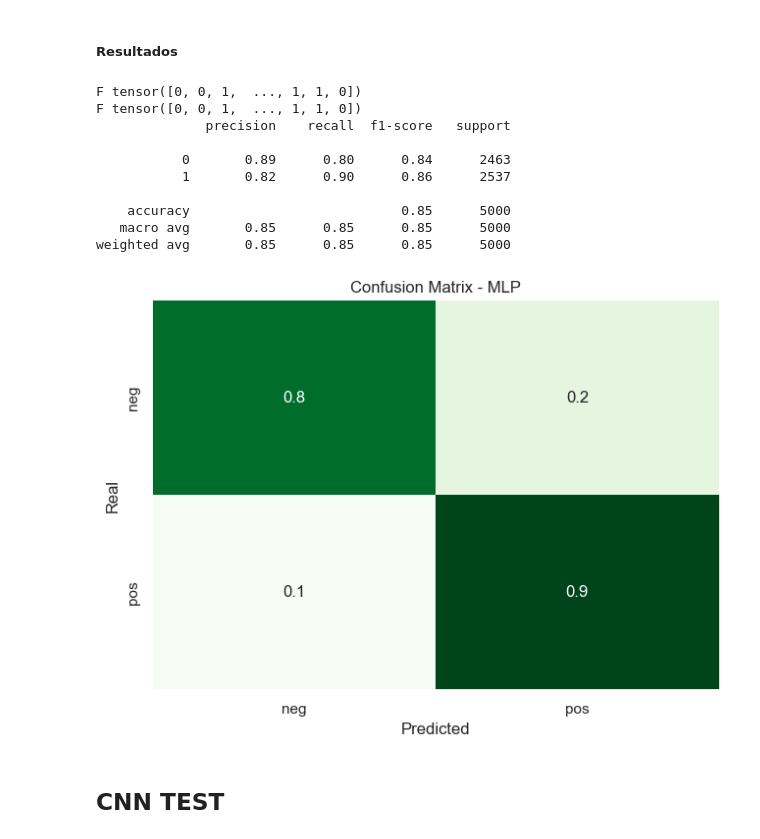
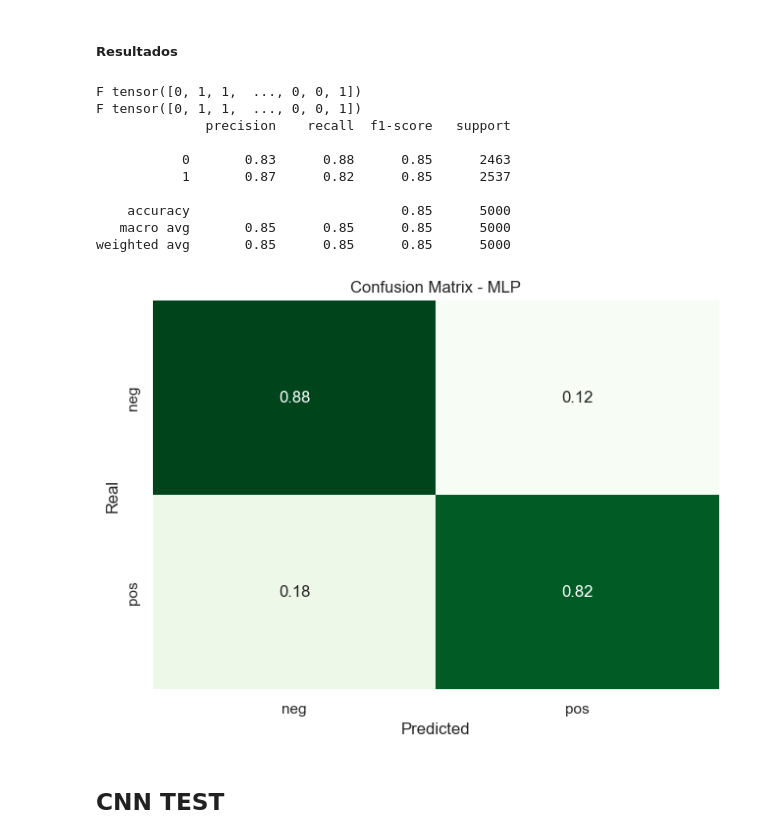
Before and after one commit to Adrian-Cespedes/Proy4-ML, a Jupyter notebook: mainCNN.ipynb, the cells around one changed output. Saved outputs shown, nothing was run; the diff lists cells and outputs as text; code cells hidden in the pictures.

```diff
--- a/mainCNN.ipynb
+++ b/mainCNN.ipynb
@@ -394,6 +394,7 @@ y_test_cq = label_encoder.transform(df_test_cq['label'])
 ### Eliminación de stop words
 # %%
 import torch
+import re
 import nltk
 from nltk.corpus import stopwords
 
@@ -404,7 +405,16 @@ alphabet_used = set("abcdefghijklmnopqrstuvwxyz ")
 
 def preprocess_text(text):
     text = text.lower()
-    text = ''.join([char for char in text if char in alphabet_used])
+    #remove text inside <> or []
+    text = re.sub(r'<.*?>', '', text)
+    text = re.sub(r'\[.*?\]', '', text)
+
+    #replace punctuation with space
+    text = re.sub(r'[^\w\s]', ' ', text)
+    #remove numbers
+    text = re.sub(r'\d', '', text)
+
+    #remove stop words
     words = text.split()
     words = [word for word in set(words) if word not in stop_words]
     return words
@@ -422,10 +432,8 @@ def build_df_words(df):
 import pandas as pd
 from sklearn.model_selection import train_test_split
 
-df_train_words, df_test_words = train_test_split(df_train, test_size=TEST_SIZE, random_state=P_SEED)
-
-df_train_words = build_df_words(df_train_words)
-df_test_words = build_df_words(df_test_words)
+df_m = build_df_words(df_train)
+df_train_words, df_test_words = train_test_split(df_m, test_size=TEST_SIZE, random_state=P_SEED)
 
 df_submit_words = build_df_words(df_submit)
 # %%
@@ -456,18 +520,18 @@ word2vec = api.load('word2vec-google-news-300')
 def build_embedding_matrix(df, word2vec_dict, max_words = -1):
     mat_size = 1 if max_words == -1 else max_words
     print(f'mat_size = {mat_size}')
-    result = np.zeros((len(df['words']),mat_size,300), dtype=np.float32)
+    result = np.zeros((len(df['words']),300,mat_size), dtype=np.float32)
     for i, words in enumerate(df['words']):
-        emb = np.zeros((mat_size,300), dtype=np.float32)
+        emb = np.zeros((300,mat_size), dtype=np.float32)
         count = 0
         for word in words:
             if word in word2vec_dict:
                 if max_words == -1:
-                    emb += word2vec_dict[word]
+                    emb += word2vec_dict[word].reshape(300,1)
                 else:
                     if count >= max_words:
                         break
-                    emb[count] = word2vec_dict[word]
+                    emb[:,count] = word2vec_dict[word]
                     count += 1
         result[i] = emb
     return result
@@ -953,9 +1009,9 @@ weighted avg       0.54      0.54      0.54      5000
 ##### Arquitectura
 # %%
 from torch import nn
-INPUT_SIZE = x_train_wd.shape[2]
+INPUT_SIZE = x_train_wd.shape[1]
 OUTPUT_SIZE = 2
-BATCH_SIZE = 128
+BATCH_SIZE = 256
 LAYER_SIZE = 16
 
 #
@@ -967,25 +1023,18 @@ class MLP_W2V(nn.Module):
         self.layer1 = nn.Sequential(
             nn.Linear(INPUT_SIZE, LAYER_SIZE),
             nn.BatchNorm1d(LAYER_SIZE),
-            nn.Sigmoid(),
+            nn.Softmax(),
             nn.Dropout(0.5),
+
         )
 
         self.layer2 = nn.Sequential(
-            nn.Linear(LAYER_SIZE, LAYER_SIZE),
-            nn.BatchNorm1d(LAYER_SIZE),
-            nn.Sigmoid(),
-            nn.Dropout(0.5),
-        )
-
-        self.layer3 = nn.Sequential(
             nn.Linear(LAYER_SIZE, OUTPUT_SIZE),
         )
 
     def forward(self, x):
         x = self.layer1(x)
         x = self.layer2(x)
-        x = self.layer3(x)
         return x
 # %% [markdown]
 ##### Entrenamiento
@@ -1025,25 +1074,25 @@ Epoch 9: train loss: 0.4731
 # %%
 # x_test_dv = torch.tensor(x_test.toarray(), dtype=torch.float32)
 #Test
-x_test_dv = torch.tensor(x_test_wd.sum(axis = 1), dtype=torch.float32)
+x_test_dv = torch.tensor(x_test_wd.sum(axis = 2), dtype=torch.float32)
 y_test_dv = torch.tensor(y_test_wd, dtype=torch.long)
 
 test_dataset = TensorDataset(x_test_dv, y_test_dv)
 test_loader = DataLoader(test_dataset, batch_size=BATCH_SIZE, shuffle=True)
 
 test(model, test_loader, "MLP")
 # %% [output]
-F tensor([0, 0, 1,  ..., 1, 1, 0])
-F tensor([0, 0, 1,  ..., 1, 1, 0])
+F tensor([0, 1, 1,  ..., 0, 0, 1])
+F tensor([0, 1, 1,  ..., 0, 0, 1])
               precision    recall  f1-score   support
 
-           0       0.89      0.80      0.84      2463
-           1       0.82      0.90      0.86      2537
+           0       0.83      0.88      0.85      2463
+           1       0.87      0.82      0.85      2537
 
     accuracy                           0.85      5000
    macro avg       0.85      0.85      0.85      5000
 weighted avg       0.85      0.85      0.85      5000
-[figure, old version]
+[figure, new version]
 # %% [markdown]
 ## CNN TEST
 # %%
```
Also changed, not shown: parts of 44 cells of this notebook.
